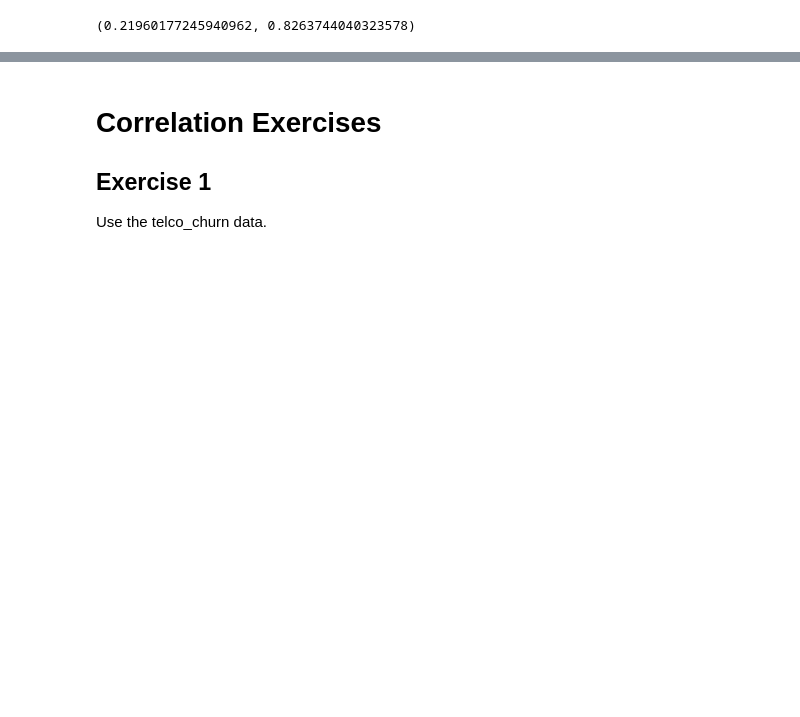
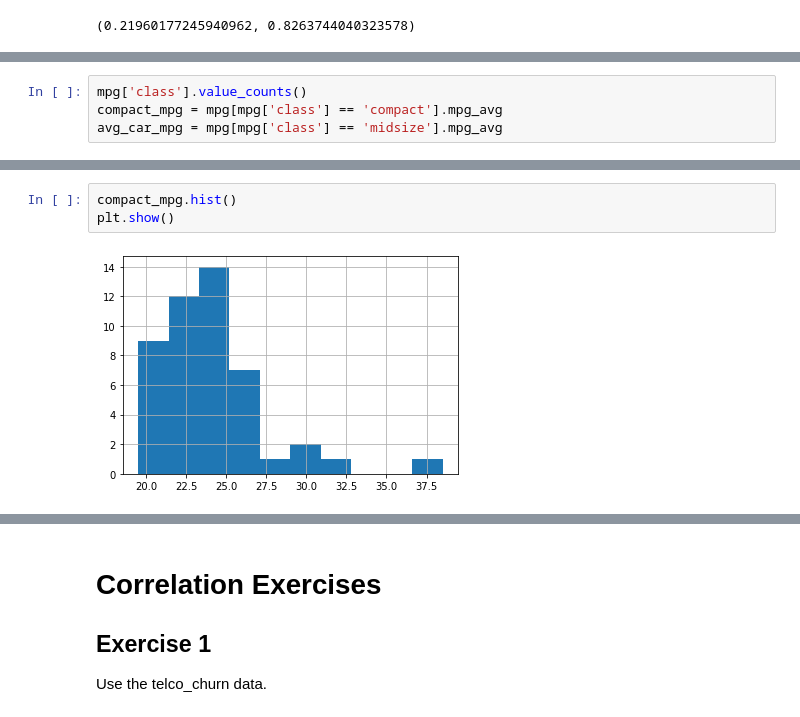
Before and after one commit to gilbert-noriega-ii/statistics-exercises, a Jupyter notebook: hypothesis_testing.ipynb, the cells around one changed output, grey strips where cells are left out. Saved outputs shown, nothing was run; the diff lists cells and outputs as text; blank space fills up the shorter version.

```diff
--- a/hypothesis_testing.ipynb
+++ b/hypothesis_testing.ipynb
@@ -263,0 +277,4 @@ t, p
+# %%
+mpg['class'].value_counts()
+compact_mpg = mpg[mpg['class'] == 'compact'].mpg_avg
+avg_car_mpg = mpg[mpg['class'] == 'midsize'].mpg_avg
@@ -263,0 +290,5 @@ t, p
+# %%
+compact_mpg.hist()
+plt.show()
+# %% [output]
+[figure, added]
```
Also changed, not shown: parts of 16 cells of this notebook.
